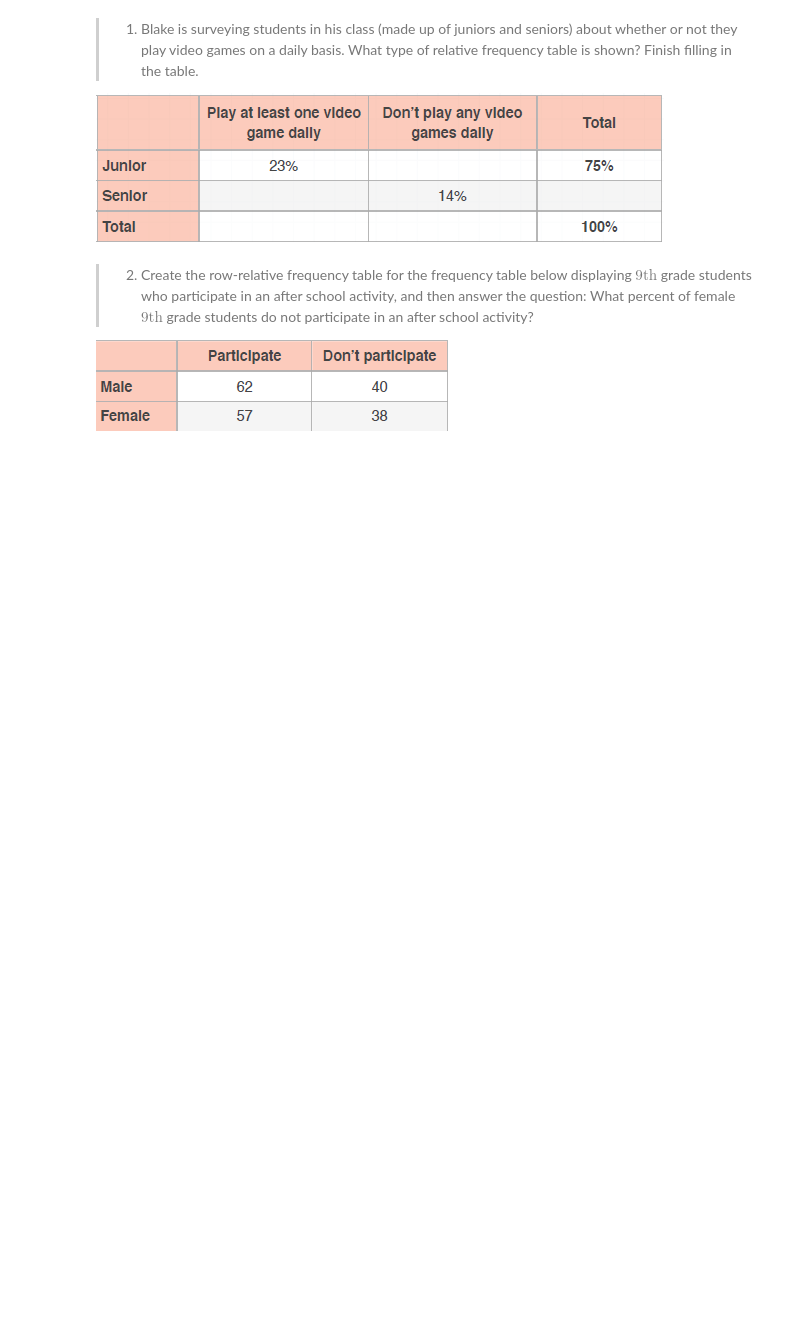
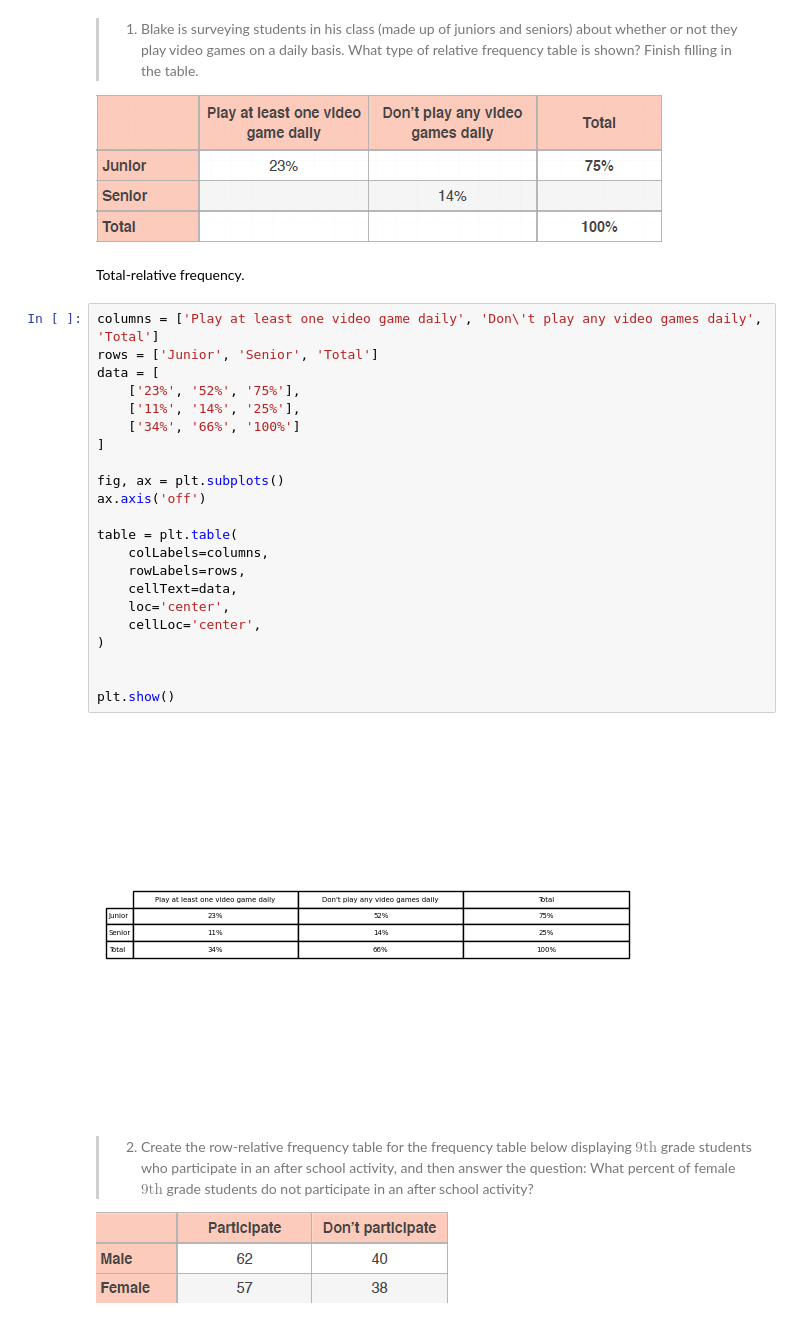
Before and after one commit to acasasis-dev/become-a-probability-n-statistics-master, a Jupyter notebook: bonus/section-02-visualizing-data/exercise-07-relative-frequency-tables-n-dot-plots.ipynb, the cells around one changed output. Saved outputs shown, nothing was run; the diff lists cells and outputs as text; blank space fills up the shorter version.

```diff
--- a/bonus/section-02-visualizing-data/exercise-07-relative-frequency-tables-n-dot-plots.ipynb
+++ b/bonus/section-02-visualizing-data/exercise-07-relative-frequency-tables-n-dot-plots.ipynb
@@ -6,6 +9,32 @@ seniors) about whether or not they play video games on a daily basis.
 What type of relative frequency table is shown? Finish filling in the table.
 
 ![image.png](attachment:image.png)
+# %% [markdown]
+Total-relative frequency.
+# %%
+columns = ['Play at least one video game daily', 'Don\'t play any video games daily', 'Total']
+rows = ['Junior', 'Senior', 'Total']
+data = [
+	['23%', '52%', '75%'],
+	['11%', '14%', '25%'],
+	['34%', '66%', '100%']
+]
+
+fig, ax = plt.subplots()
+ax.axis('off')
+
+table = plt.table(
+	colLabels=columns,
+	rowLabels=rows,
+	cellText=data,
+	loc='center',
+	cellLoc='center',
+)
+
+
+plt.show()
+# %% [output]
+[figure, added]
 # %% [markdown]
 > 2. Create the row-relative frequency table for the frequency table below
 displaying $9\text{th}$ grade students who participate in an after school activity,
```
Also changed, not shown: parts of 3 cells of this notebook.
